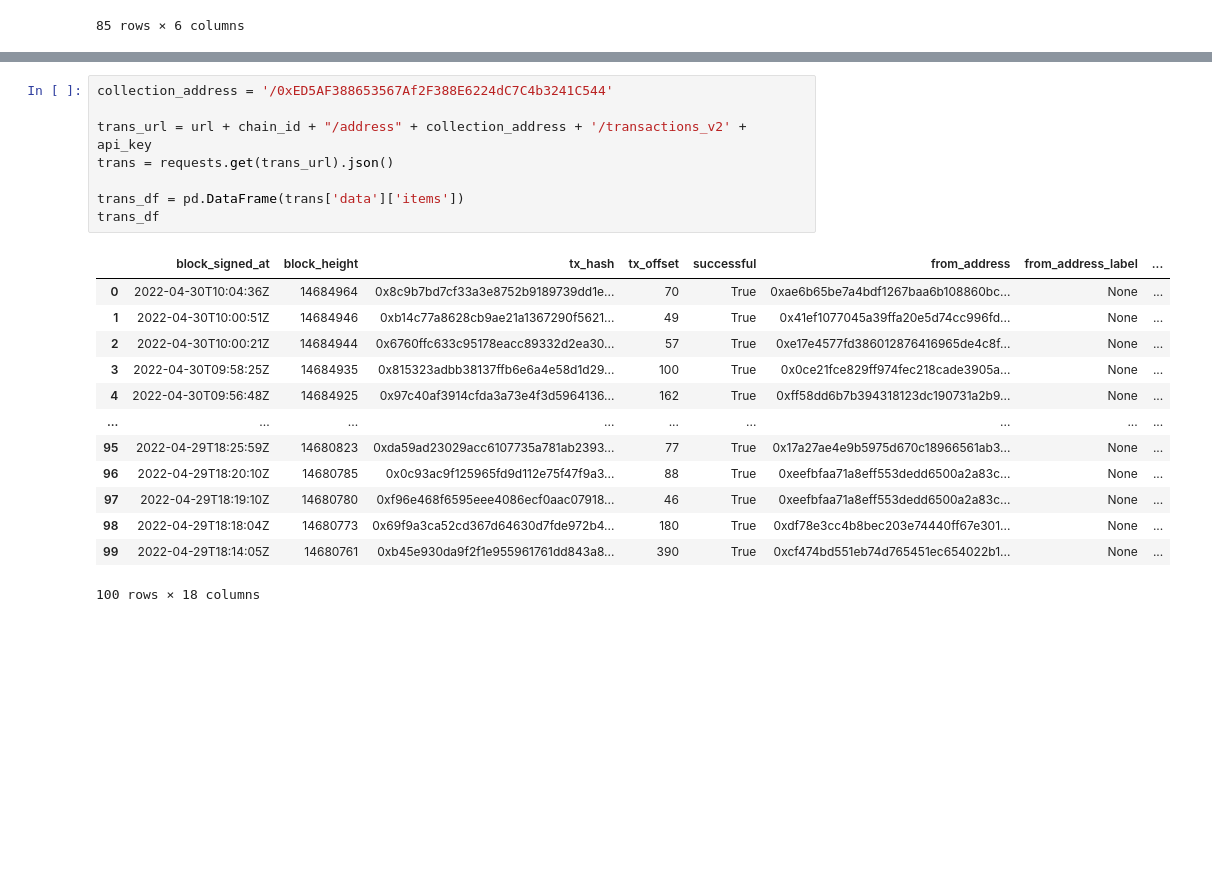
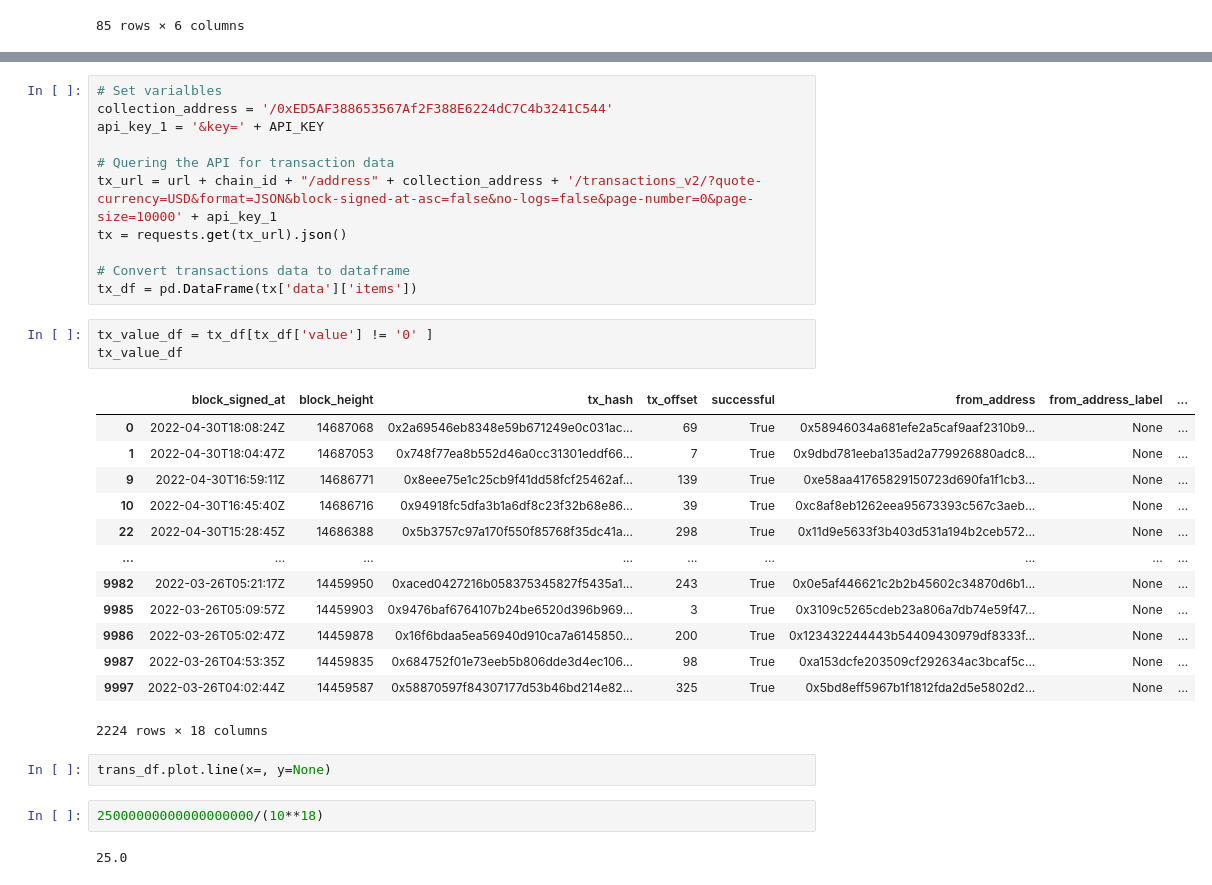
Before and after one commit to mmsaki/nft-trading-analysis, a Jupyter notebook: azuki_analysis.ipynb, the cells around one changed output, grey strips where cells are left out. Cells and saved outputs as stored; diff of their text form; blank space fills up the shorter version.

```diff
--- a/azuki_analysis.ipynb
+++ b/azuki_analysis.ipynb
@@ -237,22 +202,34 @@ print(client.get_latest_block_height())
 # %%
+# Set varialbles
 collection_address = '/0xED5AF388653567Af2F388E6224dC7C4b3241C544'
+api_key_1 = '&key=' + API_KEY
 
-trans_url = url + chain_id + "/address" + collection_address + '/transactions_v2' + api_key
-trans = requests.get(trans_url).json()
+# Quering the API for transaction data
+tx_url = url + chain_id + "/address" + collection_address + '/transactions_v2/?quote-currency=USD&format=JSON&block-signed-at-asc=false&no-logs=false&page-number=0&page-size=10000' + api_key_1
+tx = requests.get(tx_url).json()
 
-trans_df = pd.DataFrame(trans['data']['items'])
-trans_df
+# Convert transactions data to dataframe
+tx_df = pd.DataFrame(tx['data']['items'])
-# %% [output]
-|  | block_signed_at | block_height | tx_hash | tx_offset | successful | from_address | from_address_label | ... |
-| 0 | 2022-04-30T10:04:36Z | 14684964 | 0x8c9b7bd7cf33a3e8752b9189739dd1e... | 70 | True | 0xae6b65be7a4bdf1267baa6b108860bc... | None | ... |
-| 1 | 2022-04-30T10:00:51Z | 14684946 | 0xb14c77a8628cb9ae21a1367290f5621... | 49 | True | 0x41ef1077045a39ffa20e5d74cc996fd... | None | ... |
-| 2 | 2022-04-30T10:00:21Z | 14684944 | 0x6760ffc633c95178eacc89332d2ea30... | 57 | True | 0xe17e4577fd386012876416965de4c8f... | None | ... |
-| 3 | 2022-04-30T09:58:25Z | 14684935 | 0x815323adbb38137ffb6e6a4e58d1d29... | 100 | True | 0x0ce21fce829ff974fec218cade3905a... | None | ... |
-| 4 | 2022-04-30T09:56:48Z | 14684925 | 0x97c40af3914cfda3a73e4f3d5964136... | 162 | True | 0xff58dd6b7b394318123dc190731a2b9... | None | ... |
-| ... | ... | ... | ... | ... | ... | ... | ... | ... |
-| 95 | 2022-04-29T18:25:59Z | 14680823 | 0xda59ad23029acc6107735a781ab2393... | 77 | True | 0x17a27ae4e9b5975d670c18966561ab3... | None | ... |
-| 96 | 2022-04-29T18:20:10Z | 14680785 | 0x0c93ac9f125965fd9d112e75f47f9a3... | 88 | True | 0xeefbfaa71a8eff553dedd6500a2a83c... | None | ... |
-| 97 | 2022-04-29T18:19:10Z | 14680780 | 0xf96e468f6595eee4086ecf0aac07918... | 46 | True | 0xeefbfaa71a8eff553dedd6500a2a83c... | None | ... |
-| 98 | 2022-04-29T18:18:04Z | 14680773 | 0x69f9a3ca52cd367d64630d7fde972b4... | 180 | True | 0xdf78e3cc4b8bec203e74440ff67e301... | None | ... |
-| 99 | 2022-04-29T18:14:05Z | 14680761 | 0xb45e930da9f2f1e955961761dd843a8... | 390 | True | 0xcf474bd551eb74d765451ec654022b1... | None | ... |
-100 rows × 18 columns
+# %%
+tx_value_df = tx_df[tx_df['value'] != '0' ]
+tx_value_df
+# %% [output]
+|  | block_signed_at | block_height | tx_hash | tx_offset | successful | from_address | from_address_label | ... |
+| 0 | 2022-04-30T18:08:24Z | 14687068 | 0x2a69546eb8348e59b671249e0c031ac... | 69 | True | 0x58946034a681efe2a5caf9aaf2310b9... | None | ... |
+| 1 | 2022-04-30T18:04:47Z | 14687053 | 0x748f77ea8b552d46a0cc31301eddf66... | 7 | True | 0x9dbd781eeba135ad2a779926880adc8... | None | ... |
+| 9 | 2022-04-30T16:59:11Z | 14686771 | 0x8eee75e1c25cb9f41dd58fcf25462af... | 139 | True | 0xe58aa41765829150723d690fa1f1cb3... | None | ... |
+| 10 | 2022-04-30T16:45:40Z | 14686716 | 0x94918fc5dfa3b1a6df8c23f32b68e86... | 39 | True | 0xc8af8eb1262eea95673393c567c3aeb... | None | ... |
+| 22 | 2022-04-30T15:28:45Z | 14686388 | 0x5b3757c97a170f550f85768f35dc41a... | 298 | True | 0x11d9e5633f3b403d531a194b2ceb572... | None | ... |
+| ... | ... | ... | ... | ... | ... | ... | ... | ... |
+| 9982 | 2022-03-26T05:21:17Z | 14459950 | 0xaced0427216b058375345827f5435a1... | 243 | True | 0x0e5af446621c2b2b45602c34870d6b1... | None | ... |
+| 9985 | 2022-03-26T05:09:57Z | 14459903 | 0x9476baf6764107b24be6520d396b969... | 3 | True | 0x3109c5265cdeb23a806a7db74e59f47... | None | ... |
+| 9986 | 2022-03-26T05:02:47Z | 14459878 | 0x16f6bdaa5ea56940d910ca7a6145850... | 200 | True | 0x123432244443b54409430979df8333f... | None | ... |
+| 9987 | 2022-03-26T04:53:35Z | 14459835 | 0x684752f01e73eeb5b806dde3d4ec106... | 98 | True | 0xa153dcfe203509cf292634ac3bcaf5c... | None | ... |
+| 9997 | 2022-03-26T04:02:44Z | 14459587 | 0x58870597f84307177d53b46bd214e82... | 325 | True | 0x5bd8eff5967b1f1812fda2d5e5802d2... | None | ... |
+2224 rows × 18 columns
+# %%
+trans_df.plot.line(x=, y=None)
+# %%
+25000000000000000000/(10**18)
+# %% [output]
+25.0
```
Also changed, not shown: parts of 10 cells of this notebook.
